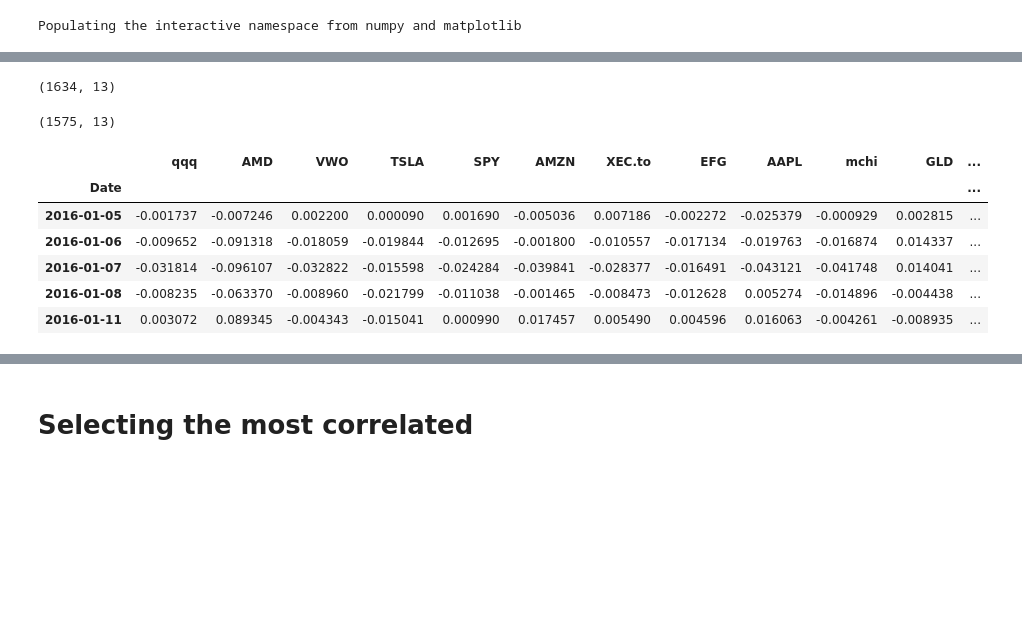
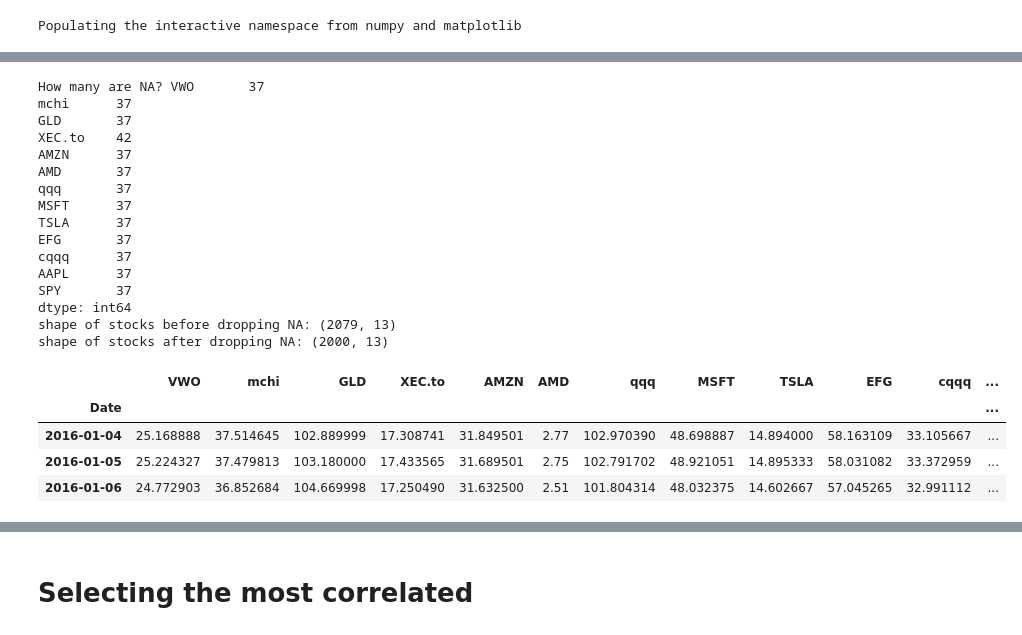
Before and after one commit to alik604/algorithmic-trading, a Jupyter notebook: ETF Correlation Network.ipynb, the cells around one changed output, grey strips where cells are left out. Cells and saved outputs as stored; diff of their text form; code cells hidden in the pictures; blank space fills up the shorter version.

```diff
--- a/ETF Correlation Network.ipynb
+++ b/ETF Correlation Network.ipynb
@@ -34,7 +36,7 @@ end = datetime.date.today()
 # %% [output]
 Populating the interactive namespace from numpy and matplotlib
 # %%
-USE_LOG_RETURN = True
+USE_LOG_RETURN = False
 # // should add the ETFs: TIT and TEC
 
 
@@ -58,7 +60,7 @@ ls  = list(set(ls))
 data = {}
 
 for i in ls:
-  arry= yf.download(i, start, end)
+  arry = yf.download(i, start, end)
 
   if USE_LOG_RETURN:
     data[i] =  pd.Series(np.diff(np.log(arry["Adj Close"])), index=arry.index[1:])
@@ -67,7 +69,7 @@ for i in ls:
 
 stocks = pd.DataFrame(data)
 
-# stocks=stocks.dropna()
+stocks.head(2)
 stocks.plot(grid = True)
 # %% [output]
 [*********************100%***********************]  1 of 1 completed
@@ -88,19 +94,31 @@ stocks.plot(grid = True)
 # %%
-# np.sum(stocks.isna())
-stocks.shape
+print(f'How many are NA? {np.sum(stocks.isna())}')
+print(f'shape of stocks before dropping NA: {stocks.shape}')
 stocks.dropna(inplace=True)
-stocks.shape
-stocks.head(5)
+print(f'shape of stocks after dropping NA: {stocks.shape}')
+stocks.head(3)
 # %% [output]
-(1634, 13)
+How many are NA? VWO       37
+mchi      37
+GLD       37
+XEC.to    42
+AMZN      37
+AMD       37
+qqq       37
+MSFT      37
+TSLA      37
+EFG       37
+cqqq      37
+AAPL      37
+SPY       37
+dtype: int64
+shape of stocks before dropping NA: (2079, 13)
+shape of stocks after dropping NA: (2000, 13)
-(1575, 13)
-|  | qqq | AMD | VWO | TSLA | SPY | AMZN | XEC.to | EFG | AAPL | mchi | GLD | ... |
+|  | VWO | mchi | GLD | XEC.to | AMZN | AMD | qqq | MSFT | TSLA | EFG | cqqq | ... |
 | Date |  |  |  |  |  |  |  |  |  |  |  | ... |
-| 2016-01-05 | -0.001737 | -0.007246 | 0.002200 | 0.000090 | 0.001690 | -0.005036 | 0.007186 | -0.002272 | -0.025379 | -0.000929 | 0.002815 | ... |
-| 2016-01-06 | -0.009652 | -0.091318 | -0.018059 | -0.019844 | -0.012695 | -0.001800 | -0.010557 | -0.017134 | -0.019763 | -0.016874 | 0.014337 | ... |
-| 2016-01-07 | -0.031814 | -0.096107 | -0.032822 | -0.015598 | -0.024284 | -0.039841 | -0.028377 | -0.016491 | -0.043121 | -0.041748 | 0.014041 | ... |
-| 2016-01-08 | -0.008235 | -0.063370 | -0.008960 | -0.021799 | -0.011038 | -0.001465 | -0.008473 | -0.012628 | 0.005274 | -0.014896 | -0.004438 | ... |
-| 2016-01-11 | 0.003072 | 0.089345 | -0.004343 | -0.015041 | 0.000990 | 0.017457 | 0.005490 | 0.004596 | 0.016063 | -0.004261 | -0.008935 | ... |
+| 2016-01-04 | 25.168888 | 37.514645 | 102.889999 | 17.308741 | 31.849501 | 2.77 | 102.970390 | 48.698887 | 14.894000 | 58.163109 | 33.105667 | ... |
+| 2016-01-05 | 25.224327 | 37.479813 | 103.180000 | 17.433565 | 31.689501 | 2.75 | 102.791702 | 48.921051 | 14.895333 | 58.031082 | 33.372959 | ... |
+| 2016-01-06 | 24.772903 | 36.852684 | 104.669998 | 17.250490 | 31.632500 | 2.51 | 101.804314 | 48.032375 | 14.602667 | 57.045265 | 32.991112 | ... |
 # %%
 if not USE_LOG_RETURN:
     roi = (stocks.iloc[-1] - stocks.iloc[1])/stocks.iloc[1]
```
Also changed, not shown: parts of 13 cells of this notebook, 6 other files.
